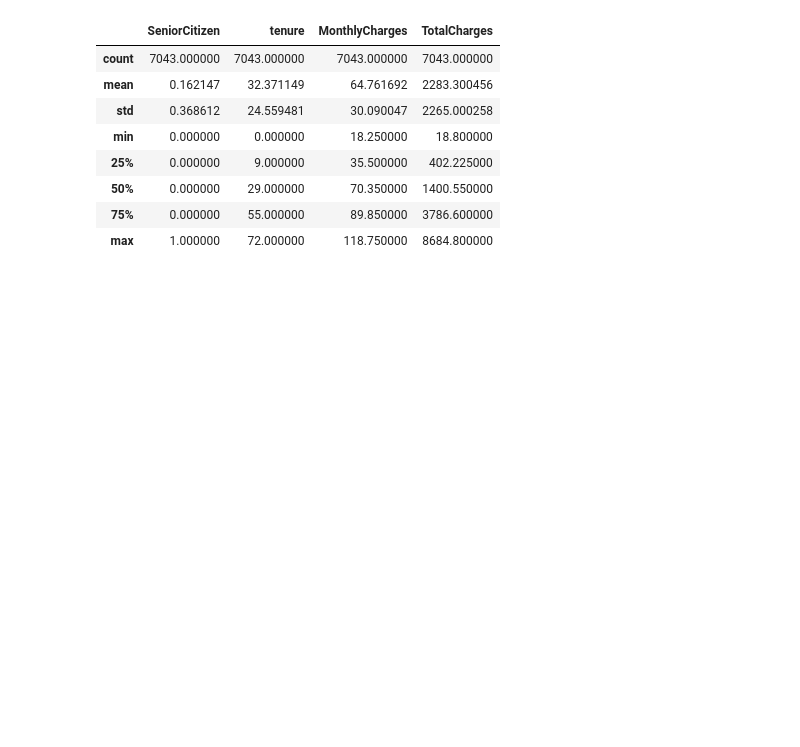
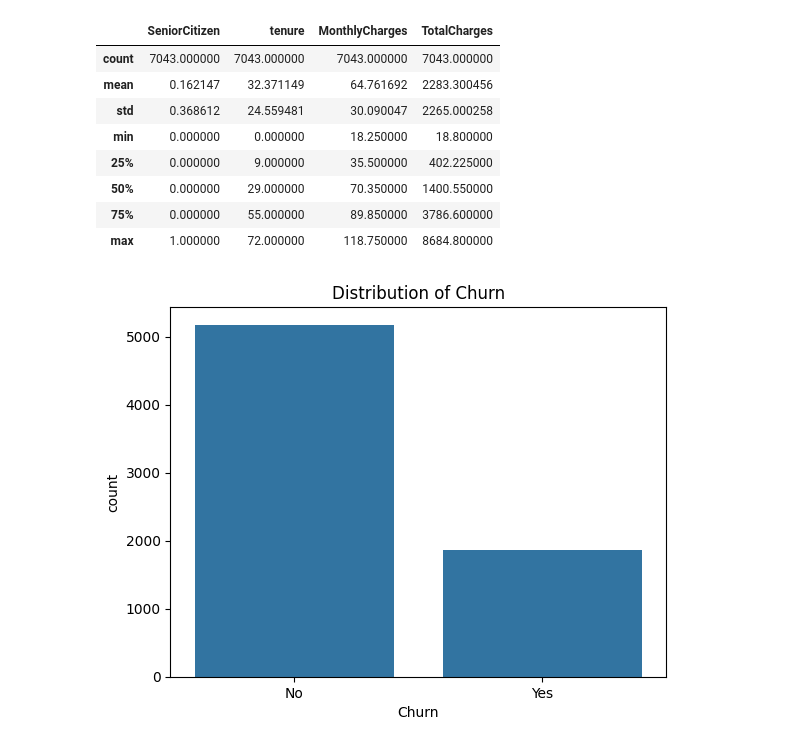
Before and after one commit to AftabQuant/Machine-Learning-Chronicles, a Jupyter notebook: InternShala Project/Customer Churn Prediction/Classification Model .ipynb, the cells around one changed output. Cells and saved outputs as stored; diff of their text form; code cells hidden in the pictures; blank space fills up the shorter version.

```diff
--- a/InternShala Project/Customer Churn Prediction/Classification Model .ipynb
+++ b/InternShala Project/Customer Churn Prediction/Classification Model .ipynb
@@ -73,3 +73,10 @@ df.describe()
 | 50% | 0.000000 | 29.000000 | 70.350000 | 1400.550000 |
 | 75% | 0.000000 | 55.000000 | 89.850000 | 3786.600000 |
 | max | 1.000000 | 72.000000 | 118.750000 | 8684.800000 |
+# %%
+# Distribution of target variable
+sns.countplot(x='Churn', data=df)
+plt.title('Distribution of Churn')
+plt.show()
+# %% [output]
+[figure, added]
```
Also changed, not shown: parts of 5 cells of this notebook.
